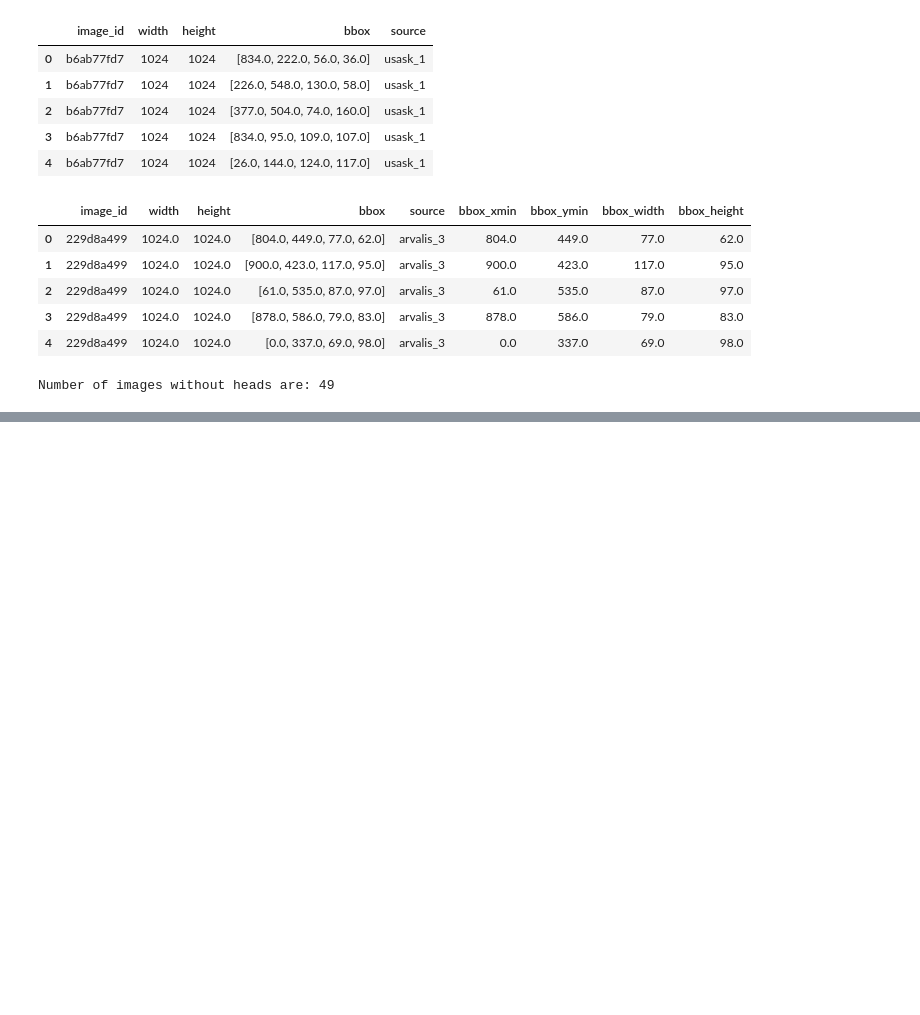
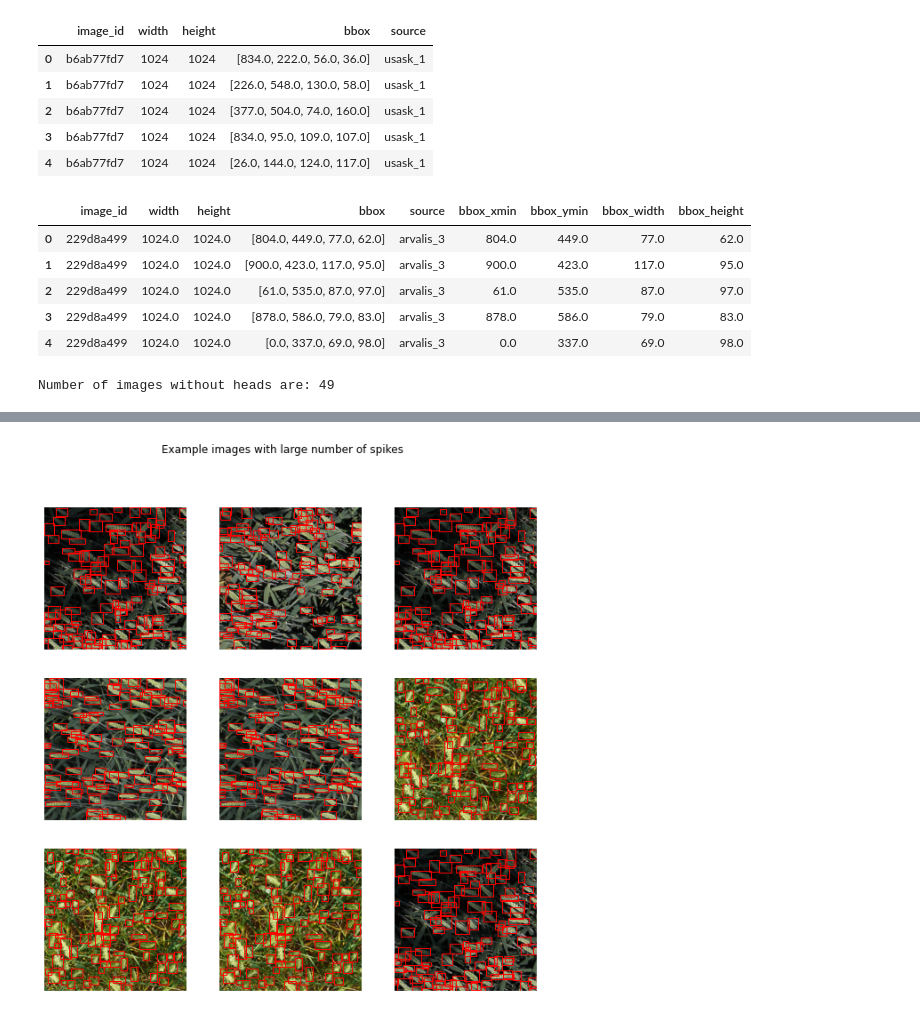
Before and after one commit to DhruvMakwana/Global-Wheat-Detection, a Jupyter notebook: Global_Wheat_Detection.ipynb, the cells around one changed output, grey strips where cells are left out. Saved outputs shown, nothing was run; the diff lists cells and outputs as text; code cells hidden in the pictures; blank space fills up the shorter version.

```diff
--- a/Global_Wheat_Detection.ipynb
+++ b/Global_Wheat_Detection.ipynb
@@ -142,0 +196,6 @@ plot_image_examples(training_images_dataframe)
+# %%
+# Images with more spikes
+many_spikes_ids = training_images_count[training_images_count['count'] > 100].image_id
+plot_image_examples(training_images_dataframe[training_images_dataframe.image_id.isin(many_spikes_ids)], title='Example images with large number of spikes')
+# %% [output]
+[figure, added]
```
Also changed, not shown: parts of 16 cells of this notebook.
